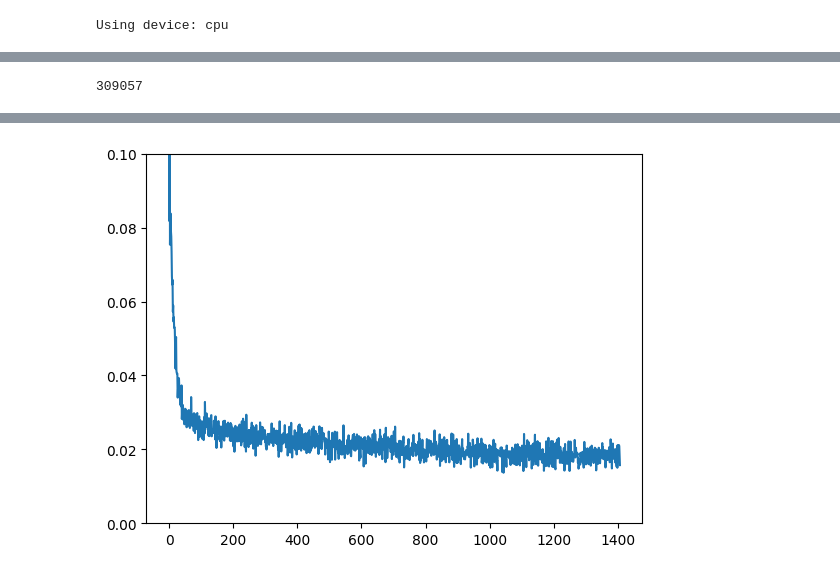
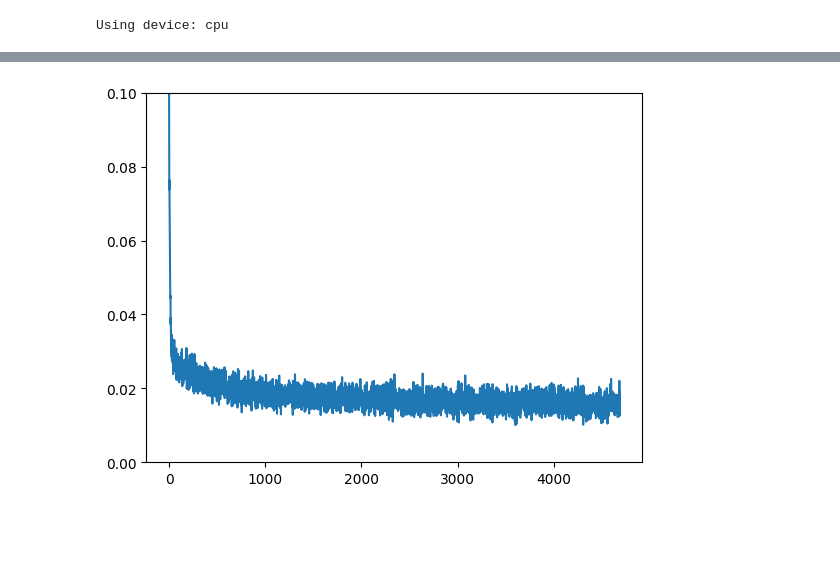
Before and after one commit to capucine-hustin/GenerativeAIModels, a Jupyter notebook: 5. Diffusion.ipynb, the cells around one changed output, grey strips where cells are left out. Cells and saved outputs as stored; diff of their text form; code cells hidden in the pictures; blank space fills up the shorter version.

```diff
--- a/5. Diffusion.ipynb
+++ b/5. Diffusion.ipynb
@@ -49 +19,9 @@ def corrupt(x, amount):
+# %%
+
+def add_noise(input_data, corruption_level):
+    """Introduce corruption into the input data `input_data` by adding noise based on `corruption_level`"""
+    noise = torch.rand_like(input_data)
+    corruption_level = corruption_level.view(-1, 1, 1, 1)
+    corrupted_data = input_data * (1 - corruption_level) + noise * corruption_level
+    return corrupted_data
 # %%
@@ -104,57 +81,55 @@ torch.Size([8, 1, 28, 28])
-# %%
-sum([p.numel() for p in net.parameters()])
-# %% [output]
-309057
 # %%
-# Dataloader (you can mess with batch size)
+
+
+# DataLoader (batch size can be adjusted)
 batch_size = 128
-train_dataloader = DataLoader(dataset, batch_size=batch_size, shuffle=True)
+training_data_loader = DataLoader(dataset, batch_size=batch_size, shuffle=True)
 
-# How many runs through the data should we do?
-n_epochs = 3
+# Number of epochs
+num_epochs = 10
 
-# Create the network
-net = BasicUNet()
-net.to(device)
+# Instantiate the network
+model = BasicUNet()
+model.to(device)
 
-# Our loss function
-loss_fn = nn.MSELoss()
+# Loss function
+loss_function = nn.MSELoss()
 
-# The optimizer
-opt = torch.optim.Adam(net.parameters(), lr=1e-3)
+# Optimizer
+optimizer = torch.optim.Adam(model.parameters(), lr=1e-3)
 
-# Keeping a record of the losses for later viewing
+# Record losses for visualization
 losses = []
 
-# The training loop
-for epoch in range(n_epochs):
+# Training loop
+for epoch in range(num_epochs):
 
-    for x, y in train_dataloader:
+    for inputs, targets in training_data_loader:
 
-        # Get some data and prepare the corrupted version
-        x = x.to(device) # Data on the GPU
-        noise_amount = torch.rand(x.shape[0]).to(device) # Pick random noise amounts
-        noisy_x = corrupt(x, noise_amount) # Create our noisy x
+        # Prepare the data and introduce corruption
+        inputs = inputs.to(device)
+        noise_levels = torch.rand(inputs.shape[0]).to(device)
+        corrupted_inputs = add_noise(inputs, noise_levels)
 
-        # Get the model prediction
-        pred = net(noisy_x)
+        # Get model predictions
+        predictions = model(corrupted_inputs)
 
-        # Calculate the loss
-        loss = loss_fn(pred, x) # How close is the output to the true 'clean' x?
+        # Calculate loss
+        loss = loss_function(predictions, inputs)
 
-        # Backprop and update the params:
-        opt.zero_grad()
+        # Backpropagation and parameter update:
+        optimizer.zero_grad()
         loss.backward()
-        opt.step()
+        optimizer.step()
 
-        # Store the loss for later
+        # Store the loss
         losses.append(loss.item())
 
-    # Print our the average of the loss values for this epoch:
-    avg_loss = sum(losses[-len(train_dataloader):])/len(train_dataloader)
-    print(f'Finished epoch {epoch}. Average loss for this epoch: {avg_loss:05f}')
+    # Print the average loss for the epoch:
+    average_loss = sum(losses[-len(training_data_loader):])/len(training_data_loader)
+    print(f'Epoch {epoch} completed. Average loss for this epoch: {average_loss:05f}')
 
-# View the loss curve
+# Visualize the loss curve
 plt.plot(losses)
 plt.ylim(0, 0.1);
 # %% [output]
@@ -164,4 +146,4 @@ Finished epoch 2. Average loss for this epoch: 0.018553
-[figure, old version]
+[figure, new version]
 # %%
 #@markdown Visualizing model predictions on noisy inputs:
 
```
Also changed, not shown: parts of 16 cells of this notebook.
